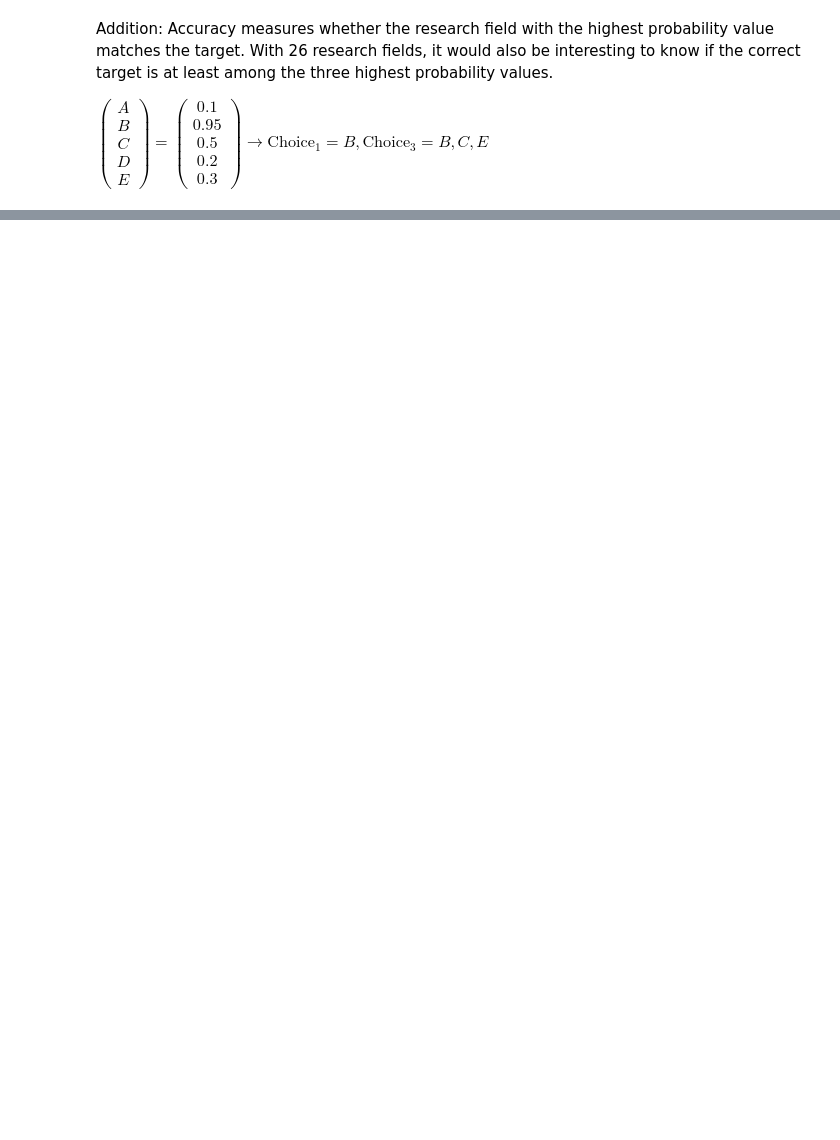
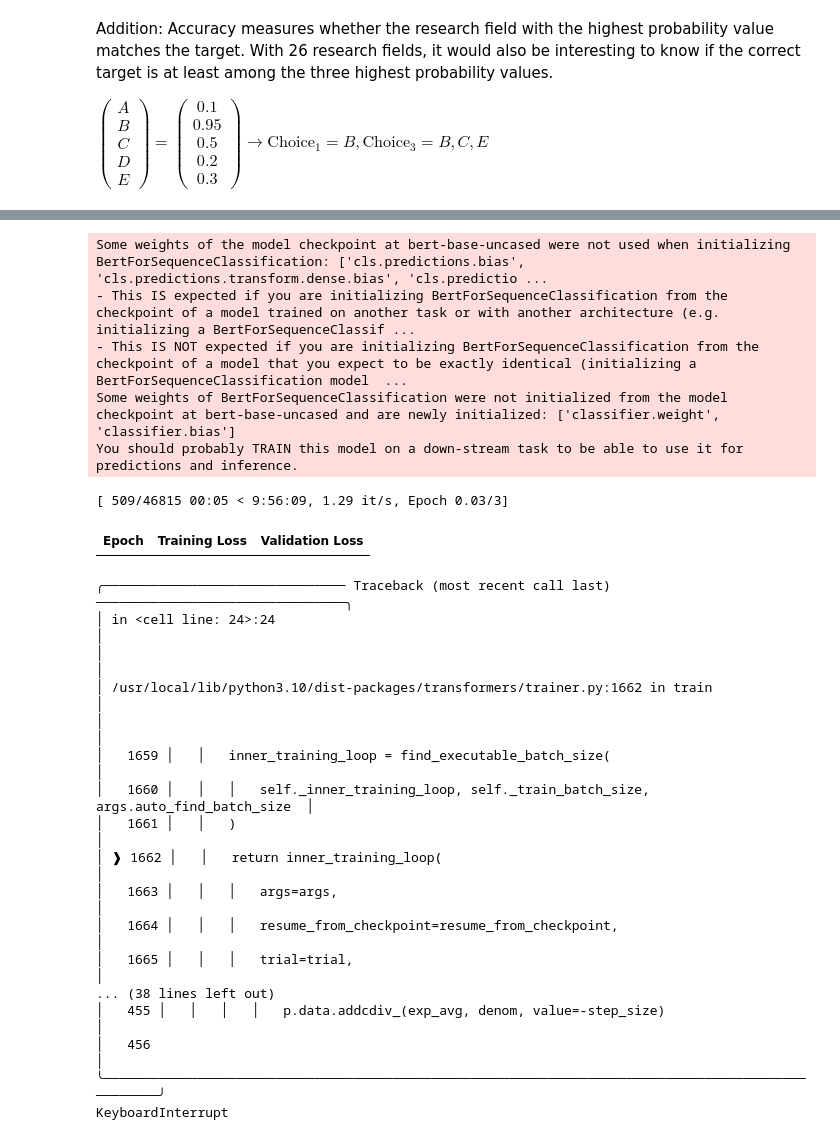
Before and after one commit to leukschrauber/Assignments, a Jupyter notebook: assignment_5_2.ipynb, the cells around one changed output, grey strips where cells are left out. Saved outputs shown, nothing was run; the diff lists cells and outputs as text; code cells hidden in the pictures; blank space fills up the shorter version.

```diff
--- a/assignment_5_2.ipynb
+++ b/assignment_5_2.ipynb
@@ -99,0 +197,50 @@ $\begin{pmatrix} A\\ B \\ C \\D \\E \end{pmatrix} = \begin{pmatrix} 0.1\\ 0.95 \
+# %%
+from transformers import BertForSequenceClassification
+import evaluate
+
+accuracy = evaluate.load("accuracy")
+def compute_metrics(eval_pred):
+    predictions, labels = eval_pred
+    predictions = np.argmax(predictions, axis=1)
+    return accuracy.compute(predictions=predictions, references=labels)
+
+training_args = TrainingArguments("/content/drive/My Drive/SE_Digital_Organizations/checkpoint_research/", evaluation_strategy="epoch", per_device_train_batch_size=8, per_device_eval_batch_size=8)
+model = BertForSequenceClassification.from_pretrained(checkpoint, num_labels=26, id2label=id2label, label2id=label2id)
+data_collator = DataCollatorWithPadding(tokenizer=tokenizer)
+
+trainer = Trainer(
+    model,
+    training_args,
+    train_dataset=tokenized_datasets["train"],
+    eval_dataset=tokenized_datasets["validation"],
+    data_collator=data_collator,
+    tokenizer=tokenizer,
+    compute_metrics=compute_metrics
+)
+
+trainer.train(resume_from_checkpoint=True)
+# %% [output]
+Some weights of the model checkpoint at bert-base-uncased were not used when initializing BertForSequenceClassification: ['cls.predictions.bias', 'cls.predictions.transform.dense.bias', 'cls.predictio ...
+- This IS expected if you are initializing BertForSequenceClassification from the checkpoint of a model trained on another task or with another architecture (e.g. initializing a BertForSequenceClassif ...
+- This IS NOT expected if you are initializing BertForSequenceClassification from the checkpoint of a model that you expect to be exactly identical (initializing a BertForSequenceClassification model  ...
+Some weights of BertForSequenceClassification were not initialized from the model checkpoint at bert-base-uncased and are newly initialized: ['classifier.weight', 'classifier.bias']
+You should probably TRAIN this model on a down-stream task to be able to use it for predictions and inference.
+[ 509/46815 00:05 < 9:56:09, 1.29 it/s, Epoch 0.03/3]
+| Epoch | Training Loss | Validation Loss |
+╭─────────────────────────────── Traceback (most recent call last) ────────────────────────────────╮
+│ in <cell line: 24>:24                                                                            │
+│                                                                                                  │
+│ /usr/local/lib/python3.10/dist-packages/transformers/trainer.py:1662 in train                    │
+│                                                                                                  │
+│   1659 │   │   inner_training_loop = find_executable_batch_size(                                 │
+│   1660 │   │   │   self._inner_training_loop, self._train_batch_size, args.auto_find_batch_size  │
+│   1661 │   │   )                                                                                 │
+│ ❱ 1662 │   │   return inner_training_loop(                                                       │
+│   1663 │   │   │   args=args,                                                                    │
+│   1664 │   │   │   resume_from_checkpoint=resume_from_checkpoint,                                │
+│   1665 │   │   │   trial=trial,                                                                  │
+... (38 lines left out)
+│   455 │   │   │   │   p.data.addcdiv_(exp_avg, denom, value=-step_size)                          │
+│   456                                                                                            │
+╰──────────────────────────────────────────────────────────────────────────────────────────────────╯
+KeyboardInterrupt
```
Also changed, not shown: parts of 11 cells of this notebook.
